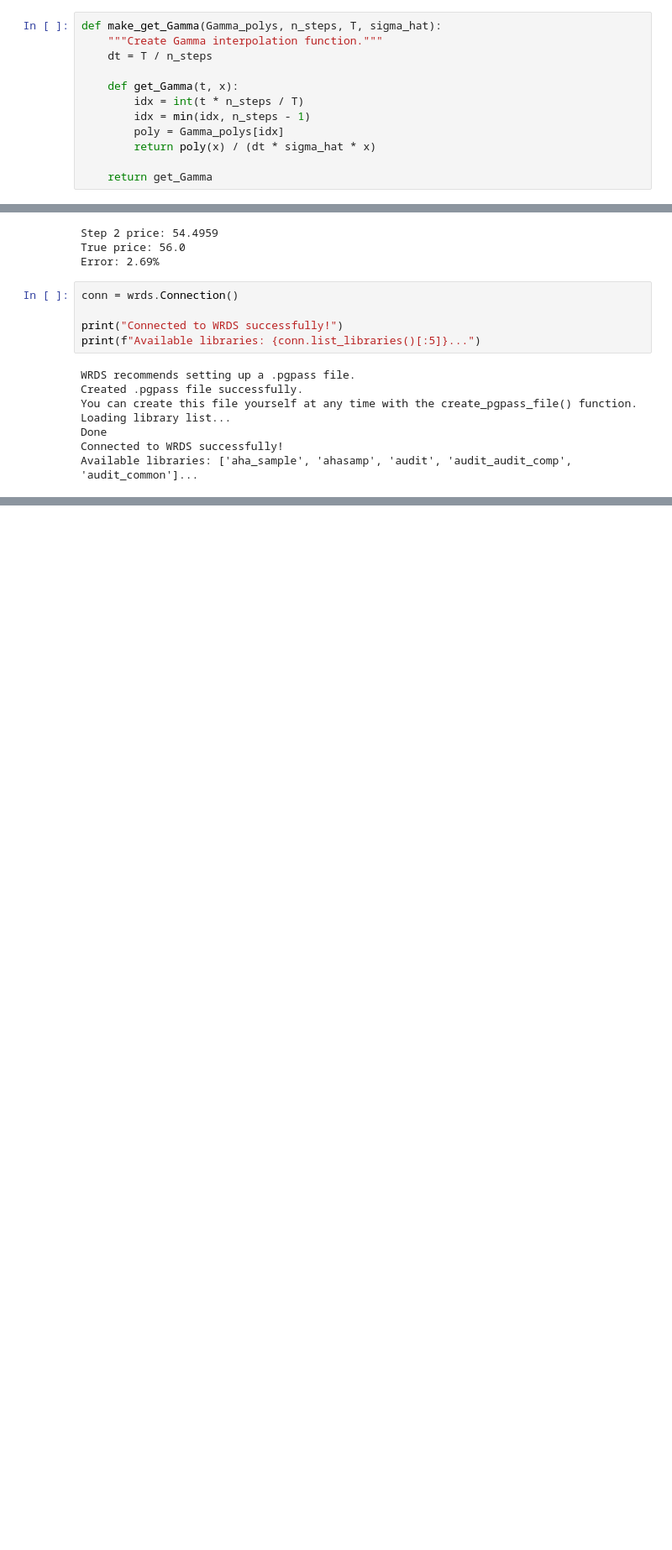
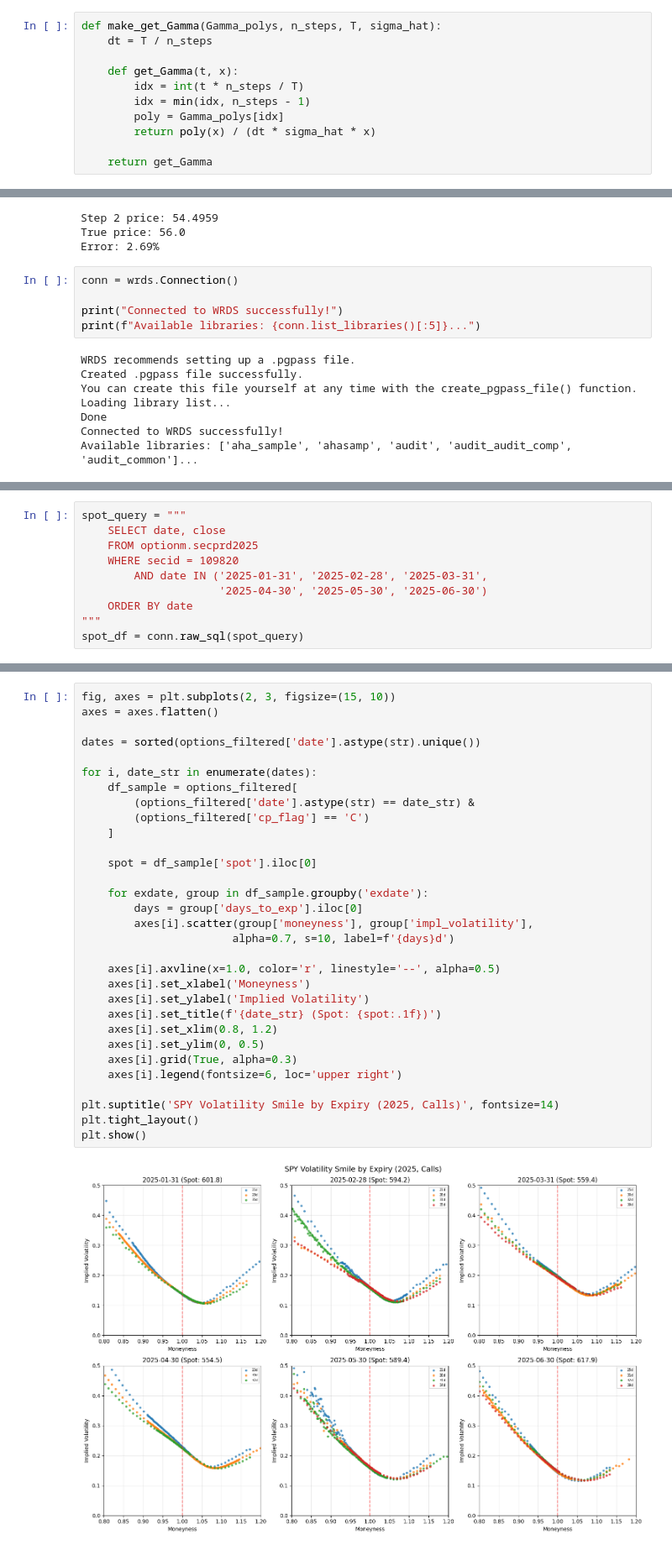
Before and after one commit to Seanjeon0220/project, a Jupyter notebook: quant/HKUTG/optionpricing/op.ipynb, the cells around one changed output, grey strips where cells are left out. Shown at 84% size. Drawn from its saved outputs; the diff is of its cells as text; blank space fills up the shorter version.

```diff
--- a/quant/HKUTG/optionpricing/op.ipynb
+++ b/quant/HKUTG/optionpricing/op.ipynb
@@ -68,7 +71,6 @@ def payoff_deriv(x):
     return 100 / (K2 - K1) * ((x > K1).astype(float) - (x > K2).astype(float))
 # %%
 def make_get_Gamma(Gamma_polys, n_steps, T, sigma_hat):
-    """Create Gamma interpolation function."""
     dt = T / n_steps
 
     def get_Gamma(t, x):
@@ -197,0 +212,10 @@ LINE 2:     SELECT secid, ticker, effect_date
+# %%
+spot_query = """
+    SELECT date, close
+    FROM optionm.secprd2025
+    WHERE secid = 109820
+        AND date IN ('2025-01-31', '2025-02-28', '2025-03-31',
+                     '2025-04-30', '2025-05-30', '2025-06-30')
+    ORDER BY date
+"""
+spot_df = conn.raw_sql(spot_query)
@@ -197,0 +266,33 @@ LINE 2:     SELECT secid, ticker, effect_date
+# %%
+fig, axes = plt.subplots(2, 3, figsize=(15, 10))
+axes = axes.flatten()
+
+dates = sorted(options_filtered['date'].astype(str).unique())
+
+for i, date_str in enumerate(dates):
+    df_sample = options_filtered[
+        (options_filtered['date'].astype(str) == date_str) &
+        (options_filtered['cp_flag'] == 'C')
+    ]
+
+    spot = df_sample['spot'].iloc[0]
+
+    for exdate, group in df_sample.groupby('exdate'):
+        days = group['days_to_exp'].iloc[0]
+        axes[i].scatter(group['moneyness'], group['impl_volatility'],
+                       alpha=0.7, s=10, label=f'{days}d')
+
+    axes[i].axvline(x=1.0, color='r', linestyle='--', alpha=0.5)
+    axes[i].set_xlabel('Moneyness')
+    axes[i].set_ylabel('Implied Volatility')
+    axes[i].set_title(f'{date_str} (Spot: {spot:.1f})')
+    axes[i].set_xlim(0.8, 1.2)
+    axes[i].set_ylim(0, 0.5)
+    axes[i].grid(True, alpha=0.3)
+    axes[i].legend(fontsize=6, loc='upper right')
+
+plt.suptitle('SPY Volatility Smile by Expiry (2025, Calls)', fontsize=14)
+plt.tight_layout()
+plt.show()
+# %% [output]
+[figure, added]
```
Also changed, not shown: parts of 15 cells of this notebook.
